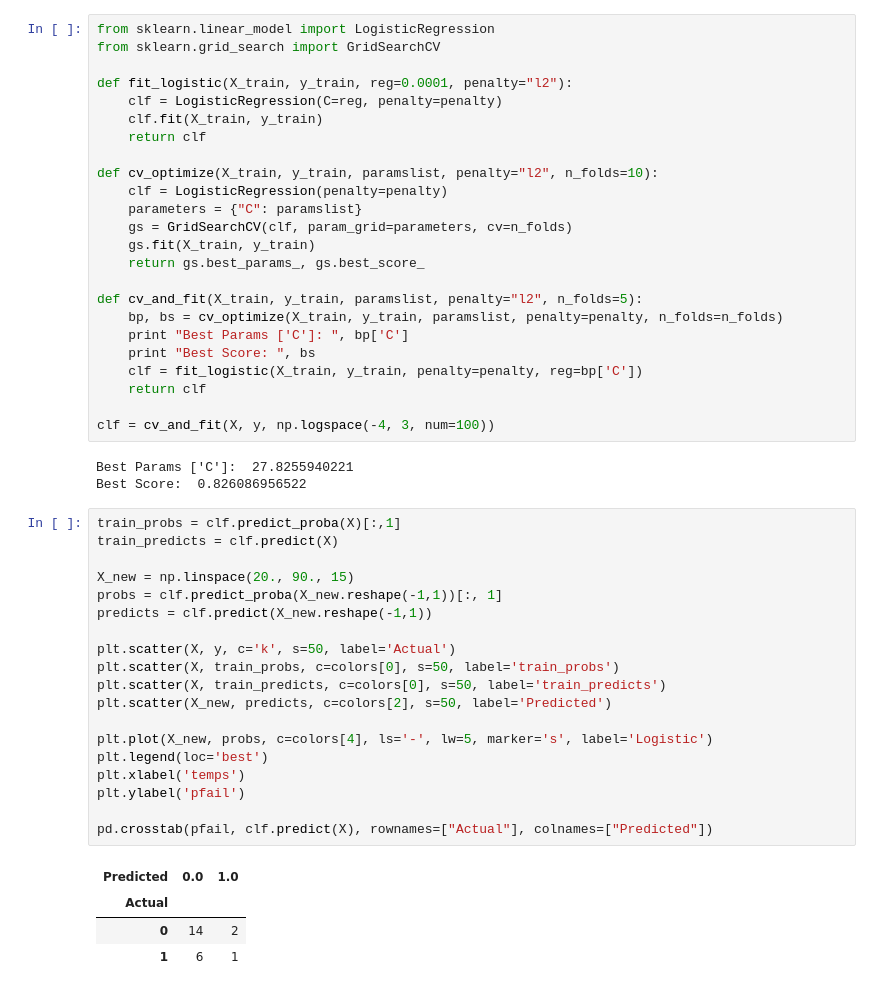
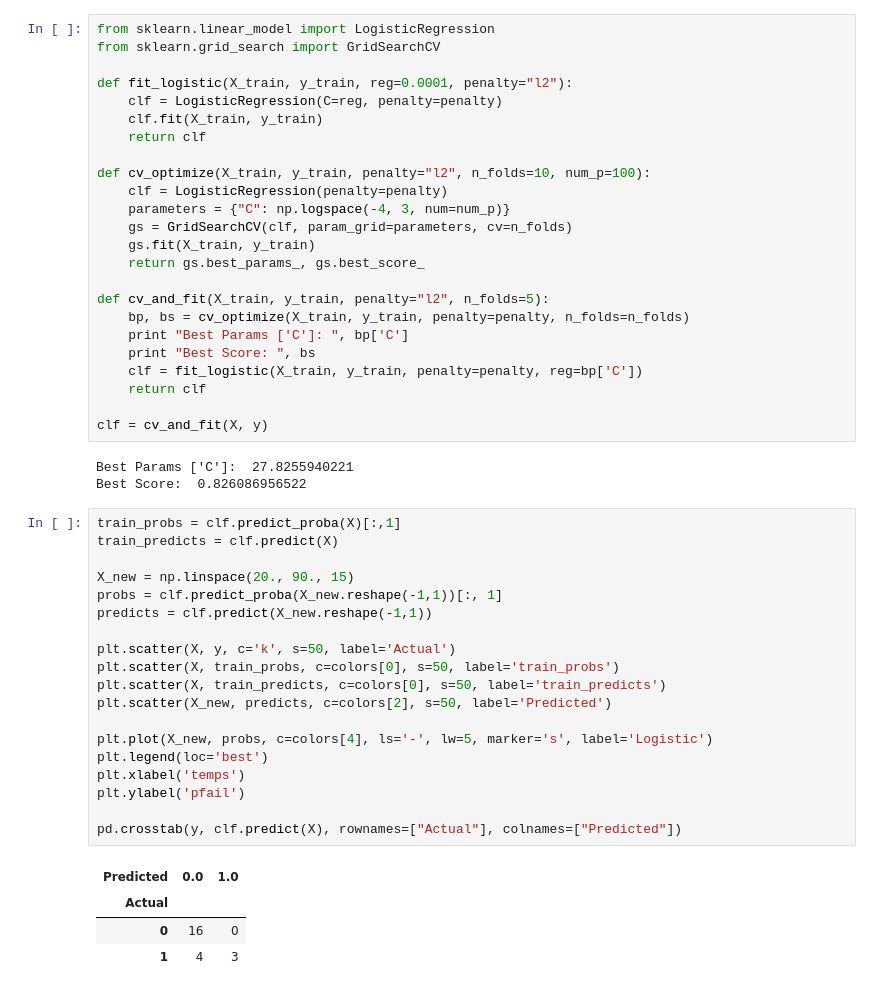
Before and after one commit to jthang/MachineLearningLab, a Jupyter notebook: lab_regression_PCA.ipynb, the cells around one changed output. Drawn from its saved outputs; the diff is of its cells as text.

```diff
--- a/lab_regression_PCA.ipynb
+++ b/lab_regression_PCA.ipynb
@@ -507,47 +493,47 @@ def fit_logistic(X_train, y_train, reg=0.0001, penalty="l2"):
     clf.fit(X_train, y_train)
     return clf
 
-def cv_optimize(X_train, y_train, paramslist, penalty="l2", n_folds=10):
+def cv_optimize(X_train, y_train, penalty="l2", n_folds=10, num_p=100):
     clf = LogisticRegression(penalty=penalty)
-    parameters = {"C": paramslist}
+    parameters = {"C": np.logspace(-4, 3, num=num_p)}
     gs = GridSearchCV(clf, param_grid=parameters, cv=n_folds)
     gs.fit(X_train, y_train)
     return gs.best_params_, gs.best_score_
 
-def cv_and_fit(X_train, y_train, paramslist, penalty="l2", n_folds=5):
-    bp, bs = cv_optimize(X_train, y_train, paramslist, penalty=penalty, n_folds=n_folds)
+def cv_and_fit(X_train, y_train, penalty="l2", n_folds=5):
+    bp, bs = cv_optimize(X_train, y_train, penalty=penalty, n_folds=n_folds)
     print "Best Params ['C']: ", bp['C']
     print "Best Score: ", bs
     clf = fit_logistic(X_train, y_train, penalty=penalty, reg=bp['C'])
     return clf
 
-clf = cv_and_fit(X, y, np.logspace(-4, 3, num=100))
+clf = cv_and_fit(X, y)
 # %% [output]
 Best Params ['C']:  27.8255940221
 Best Score:  0.826086956522
 # %%
 train_probs = clf.predict_proba(X)[:,1]
 train_predicts = clf.predict(X)
 
 X_new = np.linspace(20., 90., 15)
 probs = clf.predict_proba(X_new.reshape(-1,1))[:, 1]
 predicts = clf.predict(X_new.reshape(-1,1))
 
 plt.scatter(X, y, c='k', s=50, label='Actual')
 plt.scatter(X, train_probs, c=colors[0], s=50, label='train_probs')
 plt.scatter(X, train_predicts, c=colors[0], s=50, label='train_predicts')
 plt.scatter(X_new, predicts, c=colors[2], s=50, label='Predicted')
 
 plt.plot(X_new, probs, c=colors[4], ls='-', lw=5, marker='s', label='Logistic')
 plt.legend(loc='best')
 plt.xlabel('temps')
 plt.ylabel('pfail')
 
-pd.crosstab(pfail, clf.predict(X), rownames=["Actual"], colnames=["Predicted"])
+pd.crosstab(y, clf.predict(X), rownames=["Actual"], colnames=["Predicted"])
 # %% [output]
 | Predicted | 0.0 | 1.0 |
 | Actual |  |  |
-| 0 | 14 | 2 |
-| 1 | 6 | 1 |
+| 0 | 16 | 0 |
+| 1 | 4 | 3 |
 [figure]
 # %%
```
Also changed, not shown: parts of 13 cells of this notebook.
